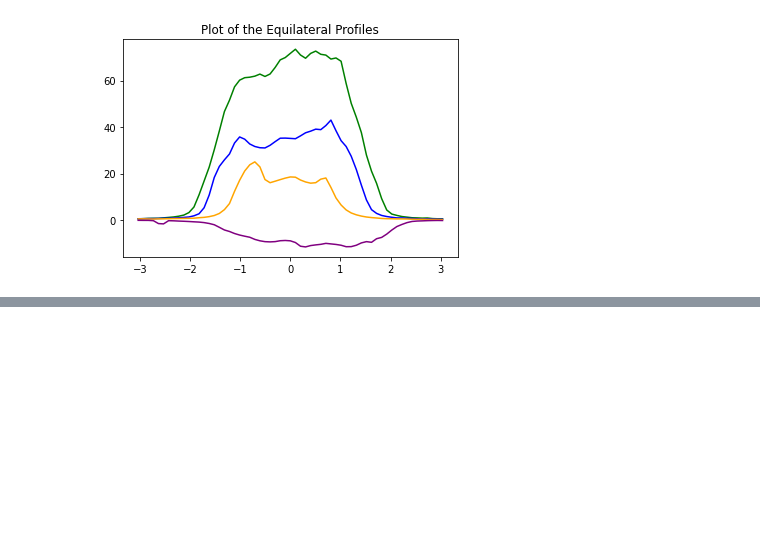
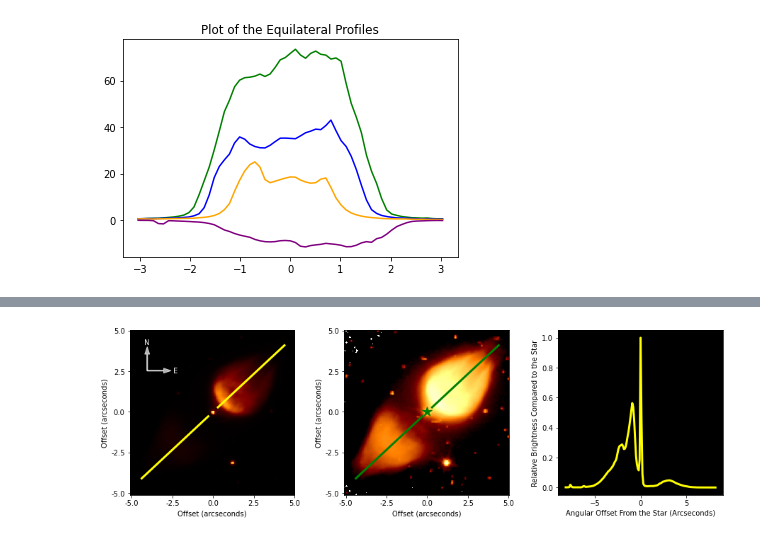
Before and after one commit to yunqibillyli/Project-Bipolar, a Jupyter notebook: Image Reader.ipynb, the cells around one changed output, grey strips where cells are left out. Cells and saved outputs as stored; diff of their text form; code cells hidden in the pictures; blank space fills up the shorter version.

```diff
--- a/Image Reader.ipynb
+++ b/Image Reader.ipynb
@@ -351,2 +429,78 @@ plt.savefig('HST M1-92-combined', dpi = 100)
+# %%
+fig, axes = plt.subplots(1, 3, figsize=(15, 5))
+
+angular_size = 6
+angle_degrees = 43
+
+start_x = 50 - np.cos(angle_degrees * np.pi / 180) * angular_size / 0.1013
+end_x = 50 + np.cos(angle_degrees * np.pi / 180) * angular_size / 0.1013
+start_y = 50 - np.sin(angle_degrees * np.pi / 180) * angular_size / 0.1013
+end_y = 50 + np.sin(angle_degrees * np.pi / 180) * angular_size / 0.1013
+
+axes[0].imshow(data[980 - 50 : 980 + 50, 1459 - 50 : 1459 + 50], cmap = 'afmhot', origin = 'lower')
+# axes[0].plot([start_x, end_x], [start_y, end_y], color = 'yellow', linewidth = 3)
+axes[0].plot([start_x, 50 - 4 * np.cos(angle_degrees * np.pi / 180)], [start_y, 50 - 4 * np.sin(angle_degrees * np.pi / 180)], color = 'yellow', linewidth = 3)
+axes[0].plot([50 + 4 * np.cos(angle_degrees * np.pi / 180), end_x], [50 + 4 * np.sin(angle_degrees * np.pi / 180), end_y], color = 'yellow', linewidth = 3)
+axes[0].set_xticks(ticks = np.linspace(50 - 49.358, 50 + 49.358, 5), labels = np.around(np.linspace(-5, 5, 5), 2))
+axes[0].set_yticks(ticks = np.linspace(50 - 49.358, 50 + 49.358, 5), labels = np.around(np.linspace(-5, 5, 5), 2))
+axes[0].set_xlabel("Offset (arcseconds)")
+axes[0].set_ylabel("Offset (arcseconds)")
+
+arrow_length = 10  # Length of the arrow lines
+
+# Arrow for north (up)
+axes[0].arrow(10, 75, 0, arrow_length, color = 'white', width = 0.5, head_width = 3, alpha = 0.7)
+axes[0].text(10, 80 + arrow_length + 1, 'N', color = 'white', ha = 'center')
+
+# Arrow for east (right)
+axes[0].arrow(10, 75, arrow_length, 0, color = 'white', width = 0.5, head_width = 3, alpha = 0.7)
+axes[0].text(15 + arrow_length + 1, 75, 'E', color = 'white', va = 'center')
+
+axes[1].imshow(data[980 - 50 : 980 + 50, 1459 - 50 : 1459 + 50], norm = c.LogNorm(vmin = data.max() / 1000), cmap = 'afmhot', origin = 'lower')
+# axes[1].plot([start_x, end_x], [start_y, end_y], color = 'yellow', linewidth = 3)
+axes[1].plot([start_x, 50 - 4 * np.cos(angle_degrees * np.pi / 180)], [start_y, 50 - 4 * np.sin(angle_degrees * np.pi / 180)], color = 'green', linewidth = 3)
+axes[1].plot([50 + 4 * np.cos(angle_degrees * np.pi / 180), end_x], [50 + 4 * np.sin(angle_degrees * np.pi / 180), end_y], color = 'green', linewidth = 3)
+axes[1].set_xticks(ticks = np.linspace(50 - 49.358, 50 + 49.358, 5), labels = np.around(np.linspace(-5, 5, 5), 2))
+axes[1].set_yticks(ticks = np.linspace(50 - 49.358, 50 + 49.358, 5), labels = np.around(np.linspace(-5, 5, 5), 2))
+axes[1].set_xlabel("Offset (arcseconds)")
+axes[1].set_ylabel("Offset (arcseconds)")
+
+axes[1].arrow(10, 75, 0, arrow_length, color = 'black', width = 0.5, head_width = 3, alpha = 0.7)
+axes[1].text(10, 80 + arrow_length + 1, 'N', color = 'black', ha = 'center')
+
+# Arrow for east (right)
+axes[1].arrow(10, 75, arrow_length, 0, color = 'black', width = 0.5, head_width = 3, alpha = 0.7)
+axes[1].text(15 + arrow_length + 1, 75, 'E', color = 'black', va = 'center')
+
+axes[1].scatter(50, 50, marker = '*', color = 'green', s = 200)
+
+angular_size = 8.175
+
+start_x = 100 + np.cos(angle_degrees * np.pi / 180) * angular_size / 0.1013
+end_x = 100 - np.cos(angle_degrees * np.pi / 180) * angular_size / 0.1013
+start_y = 100 + np.sin(angle_degrees * np.pi / 180) * angular_size / 0.1013
+end_y = 100 - np.sin(angle_degrees * np.pi / 180) * angular_size / 0.1013
+
+y_hst = skimage.measure.profile_line(data[980 - 100 : 980 + 100, 1459 - 100 : 1459 + 100], [start_x, start_y], [end_x, end_y], linewidth = 3)
+x_hst = np.linspace(-(len(y_hst) - 1) / 2 *  0.1013, (len(y_hst) - 1) / 2 *  0.1013, len(y_hst))
+y_hst = np.delete(y_hst, int(len(y_hst) / 2))
+y_hst = np.insert(y_hst, int(len(y_hst) / 2), data[980, 1459])
+x_hst = np.delete(x_hst, int(len(y_hst) / 2))
+x_hst = np.insert(x_hst, int(len(y_hst) / 2), 0)
+
+normalizedYHST = y_hst / np.max(np.nan_to_num(np.array(y_hst, dtype = float)))
+axes[2].plot(x_hst, normalizedYHST, color = 'yellow', alpha = 1, linewidth = 3, label = 'HST')
+
+axes[2].set_aspect(np.amax(x_hst) * 2)
+axes[2].set_xlabel('Angular Offset From the Star (Arcseconds)')
+axes[2].set_ylabel('Relative Brightness Compared to the Star')
+axes[2].set_facecolor('black')
+
+plt.subplots_adjust(wspace = 0.3)
+
+# Save the combined plot
+plt.savefig('HST M1-92-combined', dpi = 100)
+# %% [output]
+[figure, added]
 # %%
 # END
```
Also changed, not shown: parts of 6 cells of this notebook, 8 other files.
